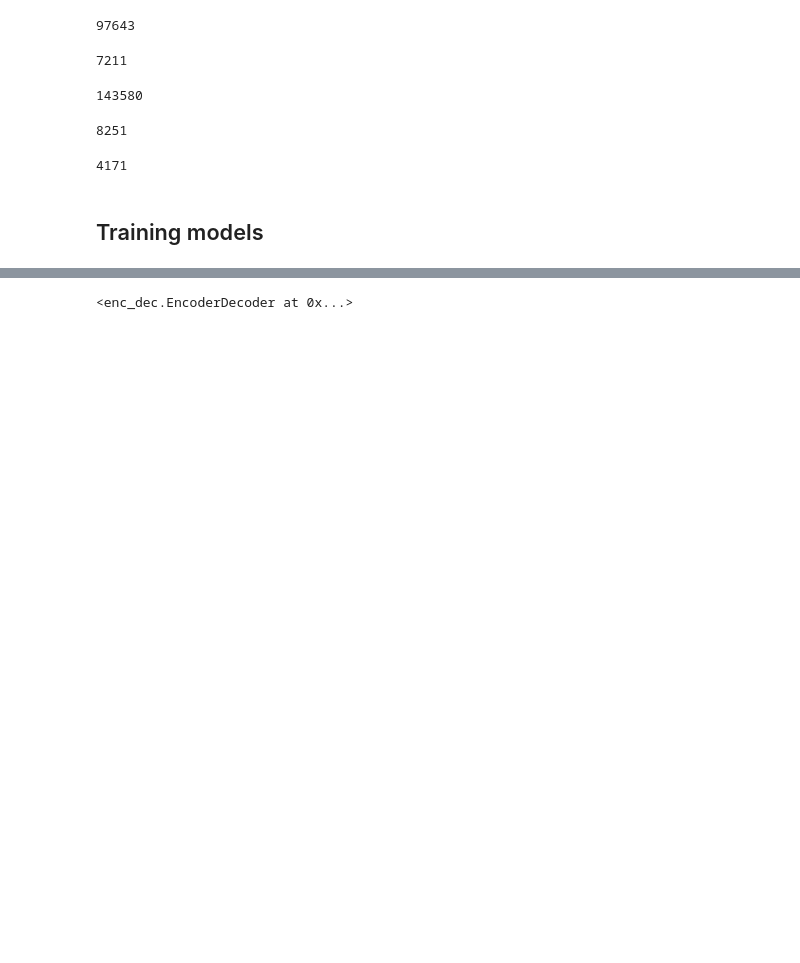
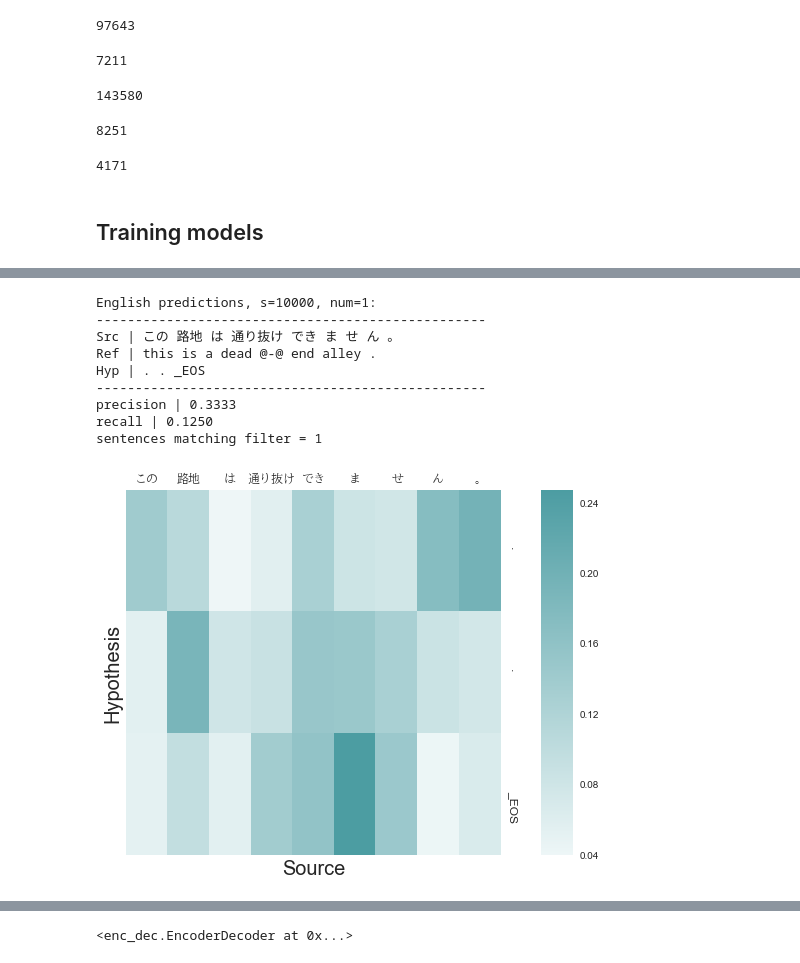
Before and after one commit to jtizzle36/INFR11062_mt, a Jupyter notebook: cw code.ipynb, the cells around one changed output, grey strips where cells are left out. Drawn from its saved outputs; the diff is of its cells as text; code cells hidden in the pictures; blank space fills up the shorter version.

```diff
--- a/cw code.ipynb
+++ b/cw code.ipynb
@@ -204,3 +183,16 @@ Finished training mt model
+# %%
+_ = predict(s=10000, num=1, plot=True)
+# %% [output]
+English predictions, s=10000, num=1:
+--------------------------------------------------
+Src | この 路地 は 通り抜け でき ま せ ん 。
+Ref | this is a dead @-@ end alley .
+Hyp | . . _EOS
+--------------------------------------------------
+precision | 0.3333
+recall | 0.1250
+sentences matching filter = 1
+[figure, added]
 # %%
 compute_dev_bleu()
 # %% [output]
```
Also changed, not shown: parts of 9 cells of this notebook, 2 other files.
